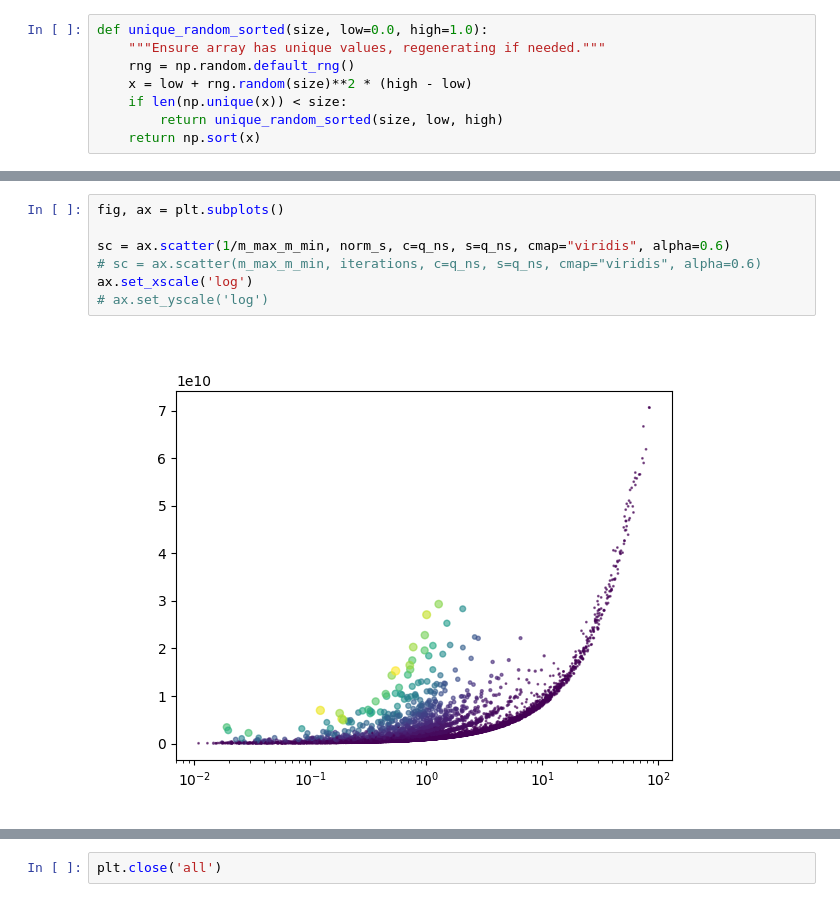
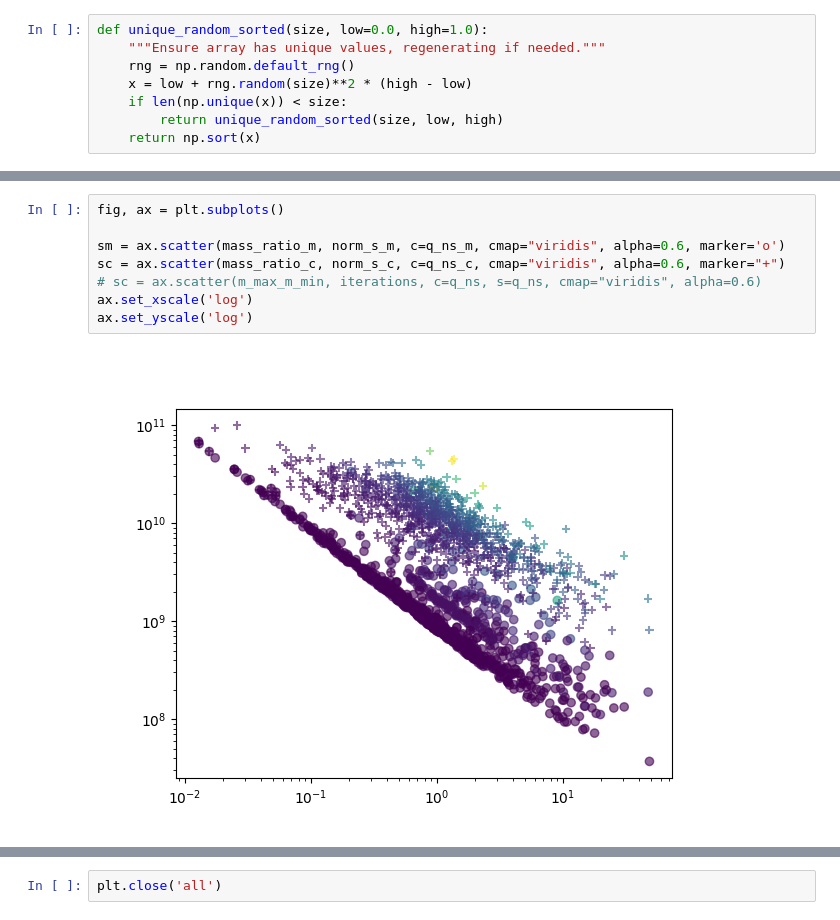
Before and after one commit to lornearnold/discrete_analytical_mech, a Jupyter notebook: gsd_test_1.ipynb, the cells around one changed output, grey strips where cells are left out. Drawn from its saved outputs; the diff is of its cells as text.

```diff
--- a/gsd_test_1.ipynb
+++ b/gsd_test_1.ipynb
@@ -56,12 +103,13 @@ iterations = np.array(iterations)
 # %%
 fig, ax = plt.subplots()
 
-sc = ax.scatter(1/m_max_m_min, norm_s, c=q_ns, s=q_ns, cmap="viridis", alpha=0.6)
+sm = ax.scatter(mass_ratio_m, norm_s_m, c=q_ns_m, cmap="viridis", alpha=0.6, marker='o')
+sc = ax.scatter(mass_ratio_c, norm_s_c, c=q_ns_c, cmap="viridis", alpha=0.6, marker="+")
 # sc = ax.scatter(m_max_m_min, iterations, c=q_ns, s=q_ns, cmap="viridis", alpha=0.6)
 ax.set_xscale('log')
-# ax.set_yscale('log')
+ax.set_yscale('log')
 # %% [output]
-[figure, old version]
+[figure, new version]
 # %%
 fig, ax = plt.subplots()
 
```
Also changed, not shown: parts of 4 cells of this notebook, 4 other files.
